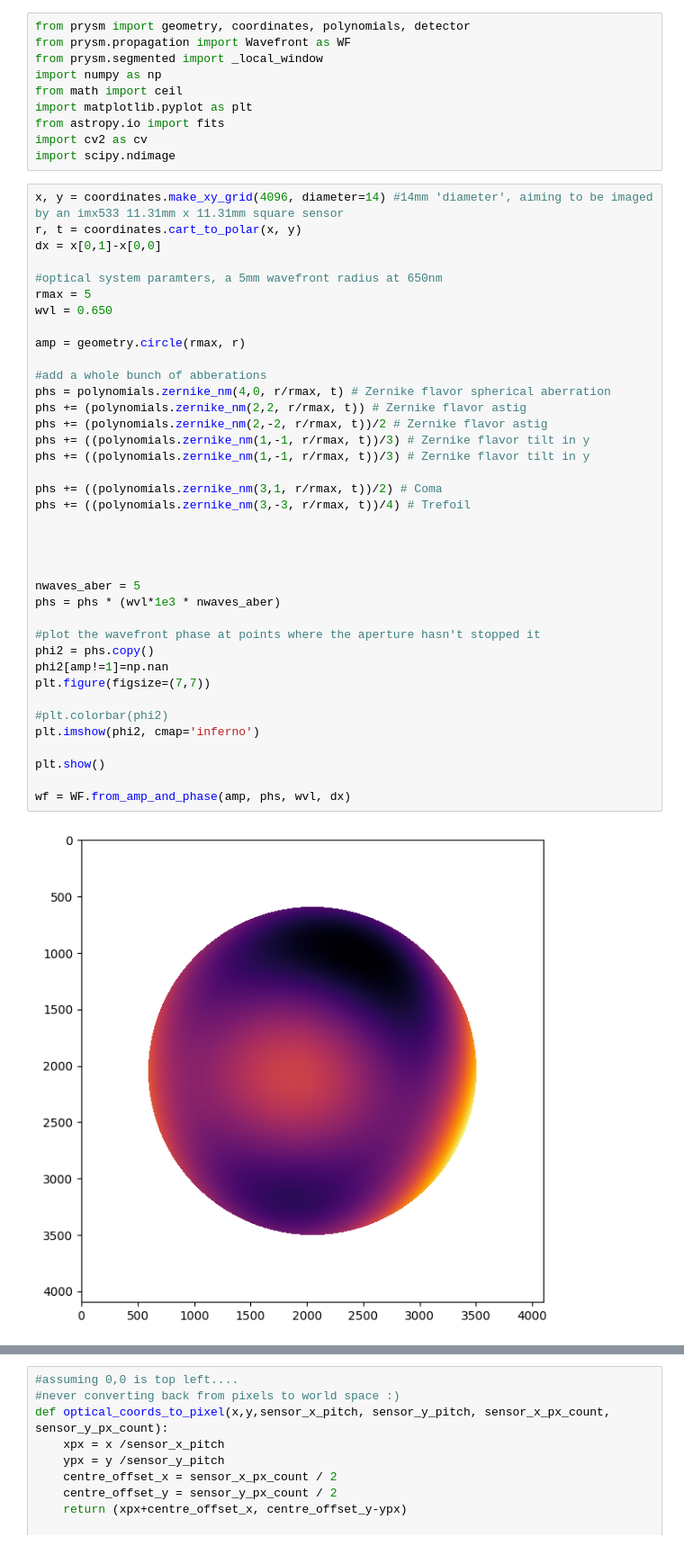
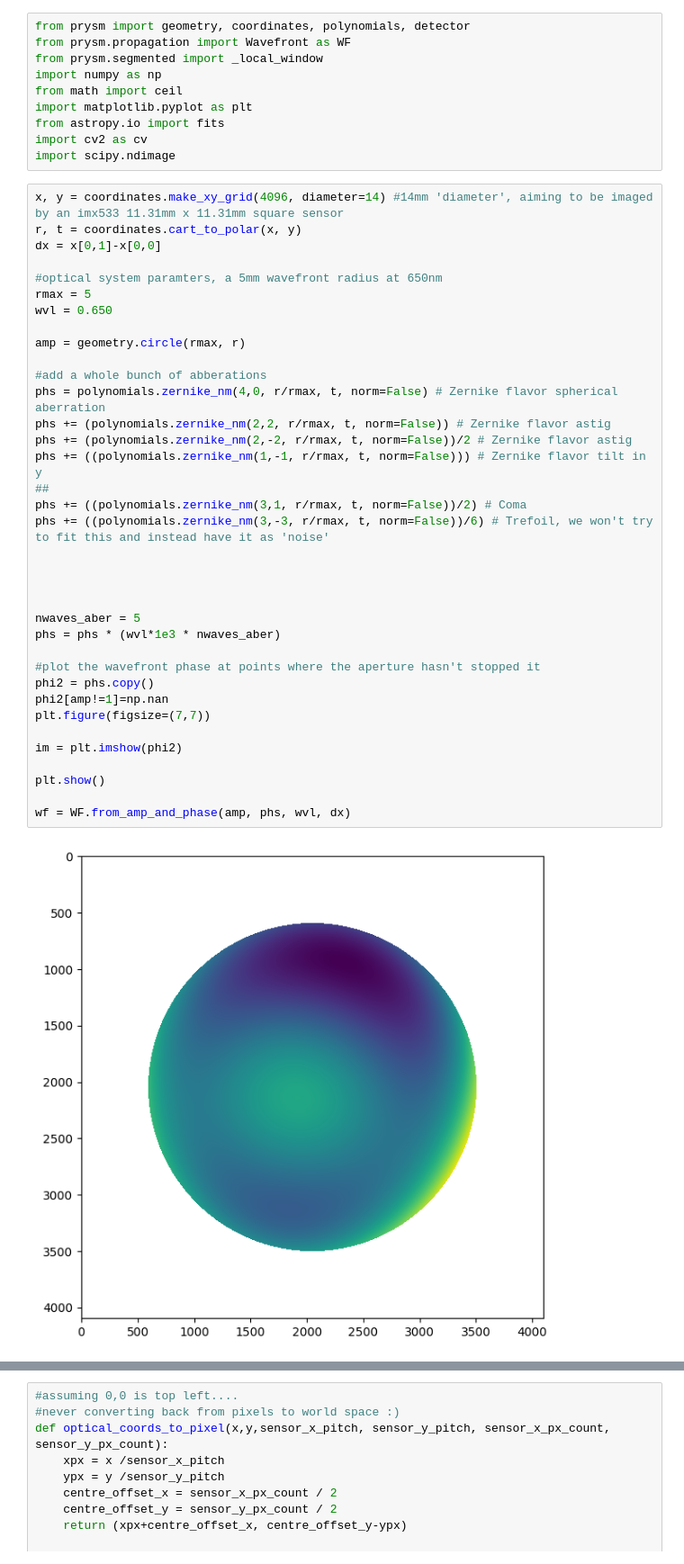
Before and after one commit to AlistairSymonds/SympleyWavey, a Jupyter notebook: simulations/shack-hartmann_wavefront_example.ipynb, the cells around one changed output, grey strips where cells are left out. Shown at 90% size. Cells and saved outputs as stored; diff of their text form.

```diff
--- a/simulations/shack-hartmann_wavefront_example.ipynb
+++ b/simulations/shack-hartmann_wavefront_example.ipynb
@@ -11,43 +11,41 @@ import scipy.ndimage
 # %%
 x, y = coordinates.make_xy_grid(4096, diameter=14) #14mm 'diameter', aiming to be imaged by an imx533 11.31mm x 11.31mm square sensor
 r, t = coordinates.cart_to_polar(x, y)
 dx = x[0,1]-x[0,0]
 
 #optical system paramters, a 5mm wavefront radius at 650nm
 rmax = 5
 wvl = 0.650
 
 amp = geometry.circle(rmax, r)
 
 #add a whole bunch of abberations
-phs = polynomials.zernike_nm(4,0, r/rmax, t) # Zernike flavor spherical aberration
-phs += (polynomials.zernike_nm(2,2, r/rmax, t)) # Zernike flavor astig
-phs += (polynomials.zernike_nm(2,-2, r/rmax, t))/2 # Zernike flavor astig
-phs += ((polynomials.zernike_nm(1,-1, r/rmax, t))/3) # Zernike flavor tilt in y
-phs += ((polynomials.zernike_nm(1,-1, r/rmax, t))/3) # Zernike flavor tilt in y
-
-phs += ((polynomials.zernike_nm(3,1, r/rmax, t))/2) # Coma
-phs += ((polynomials.zernike_nm(3,-3, r/rmax, t))/4) # Trefoil
+phs = polynomials.zernike_nm(4,0, r/rmax, t, norm=False) # Zernike flavor spherical aberration
+phs += (polynomials.zernike_nm(2,2, r/rmax, t, norm=False)) # Zernike flavor astig
+phs += (polynomials.zernike_nm(2,-2, r/rmax, t, norm=False))/2 # Zernike flavor astig
+phs += ((polynomials.zernike_nm(1,-1, r/rmax, t, norm=False))) # Zernike flavor tilt in y
+##
+phs += ((polynomials.zernike_nm(3,1, r/rmax, t, norm=False))/2) # Coma
+phs += ((polynomials.zernike_nm(3,-3, r/rmax, t, norm=False))/6) # Trefoil, we won't try to fit this and instead have it as 'noise'
 
 
 
 
 nwaves_aber = 5
 phs = phs * (wvl*1e3 * nwaves_aber)
 
 #plot the wavefront phase at points where the aperture hasn't stopped it
 phi2 = phs.copy()
 phi2[amp!=1]=np.nan
 plt.figure(figsize=(7,7))
 
-#plt.colorbar(phi2)
-plt.imshow(phi2, cmap='inferno')
+im = plt.imshow(phi2)
 
 plt.show()
 
 wf = WF.from_amp_and_phase(amp, phs, wvl, dx)
 # %% [output]
-[figure, old version]
+[figure, new version]
 # %%
 def shack_hartmann_phase_screen(x, y, pitch, n, efl, wavelength, aperture=geometry.rectangle):
     if not hasattr(n, '__iter__'):
```
Also changed, not shown: parts of 5 cells of this notebook.
